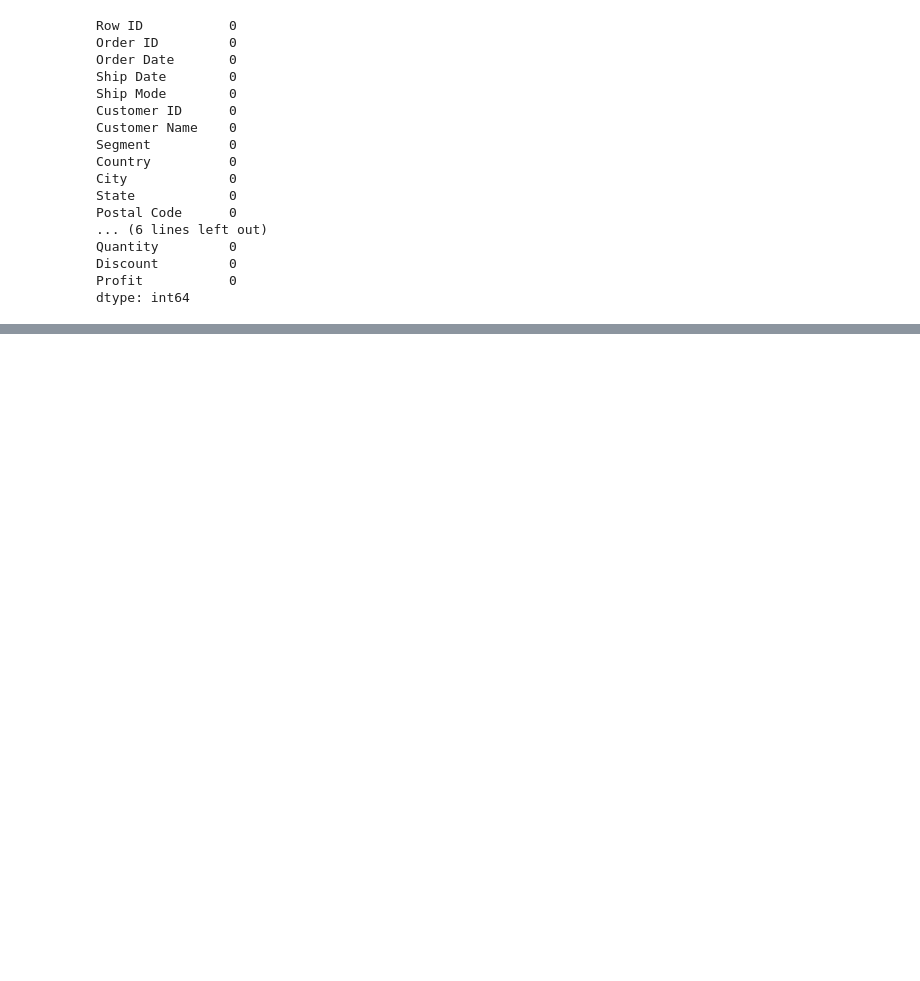
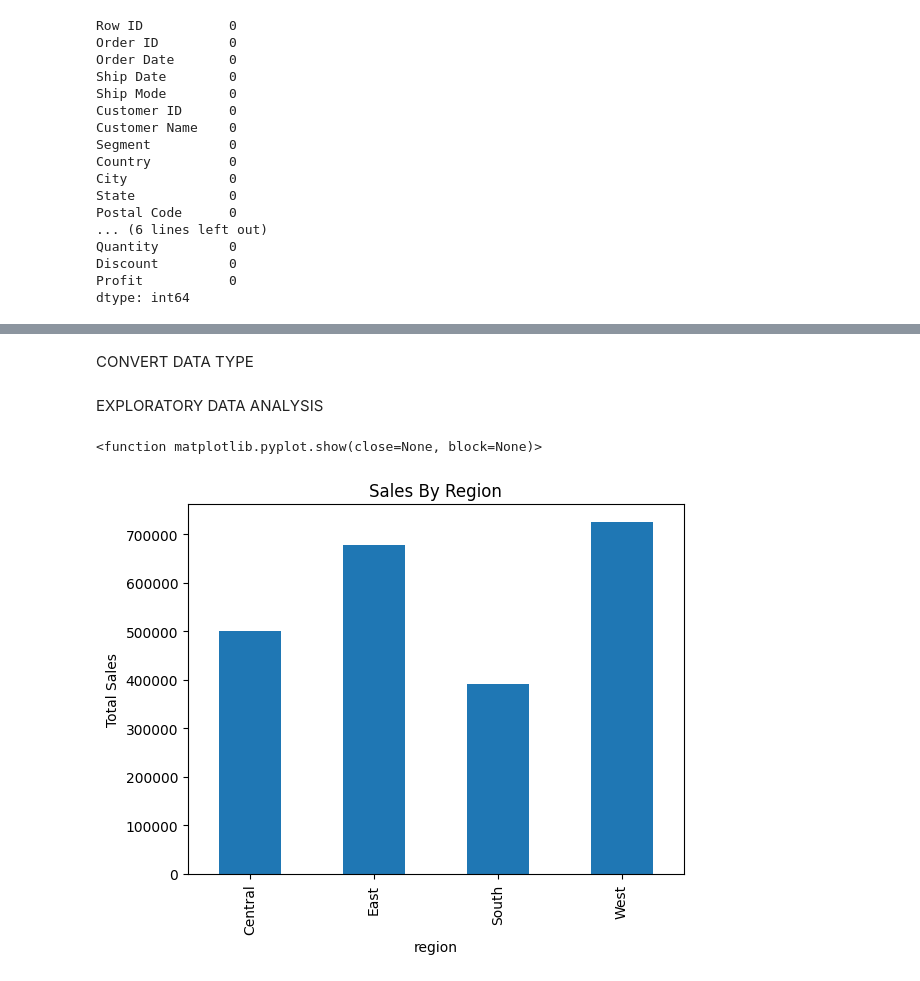
Before and after one commit to Pinnacle443/Sales-Data-Analysis, a Jupyter notebook: Analysis Report.ipynb, the cells around one changed output, grey strips where cells are left out. Drawn from its saved outputs; the diff is of its cells as text; code cells hidden in the pictures; blank space fills up the shorter version.

```diff
--- a/Analysis Report.ipynb
+++ b/Analysis Report.ipynb
@@ -72,6 +79,23 @@ dtype: int64
 # %%
 Sales_data.dropna(inplace=True)
+# %%
+Sales_data.columns=Sales_data.columns.str.strip().str.lower()
 # %%
 Sales_data.columns = Sales_data.columns.str.strip().str.lower()
+# %% [markdown]
+CONVERT DATA TYPE
 # %%
 Sales_data['order date'] = pd.to_datetime(Sales_data['order date'])
+# %% [markdown]
+EXPLORATORY DATA ANALYSIS
+# %%
+# Sales by Region
+
+sales_by_region = Sales_data.groupby("region")["sales"].sum()
+
+sales_by_region.plot(kind="bar", title = "Sales By Region")
+plt.ylabel("Total Sales")
+plt.show
+# %% [output]
+<function matplotlib.pyplot.show(close=None, block=None)>
+[figure, added]
```
Also changed, not shown: parts of 14 cells of this notebook.
